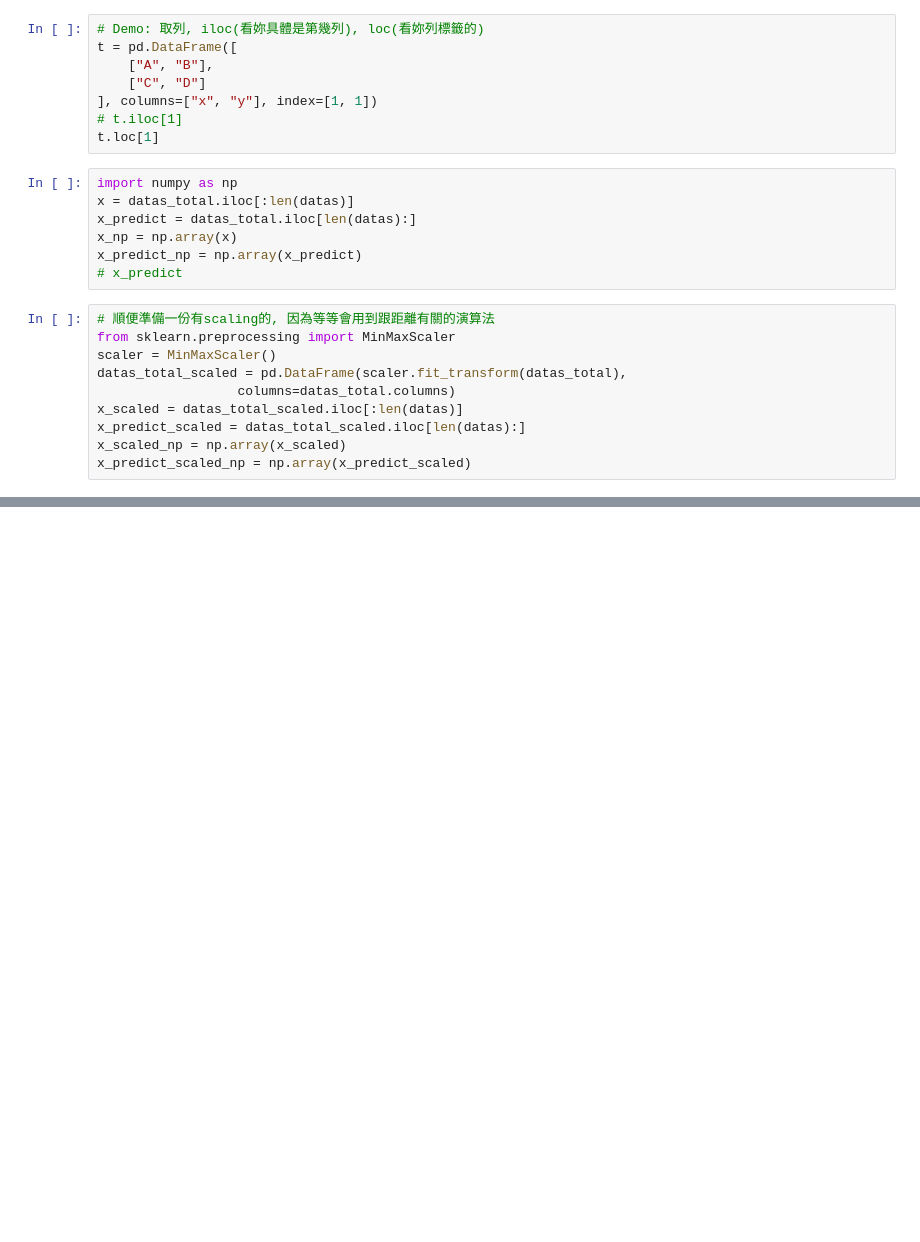
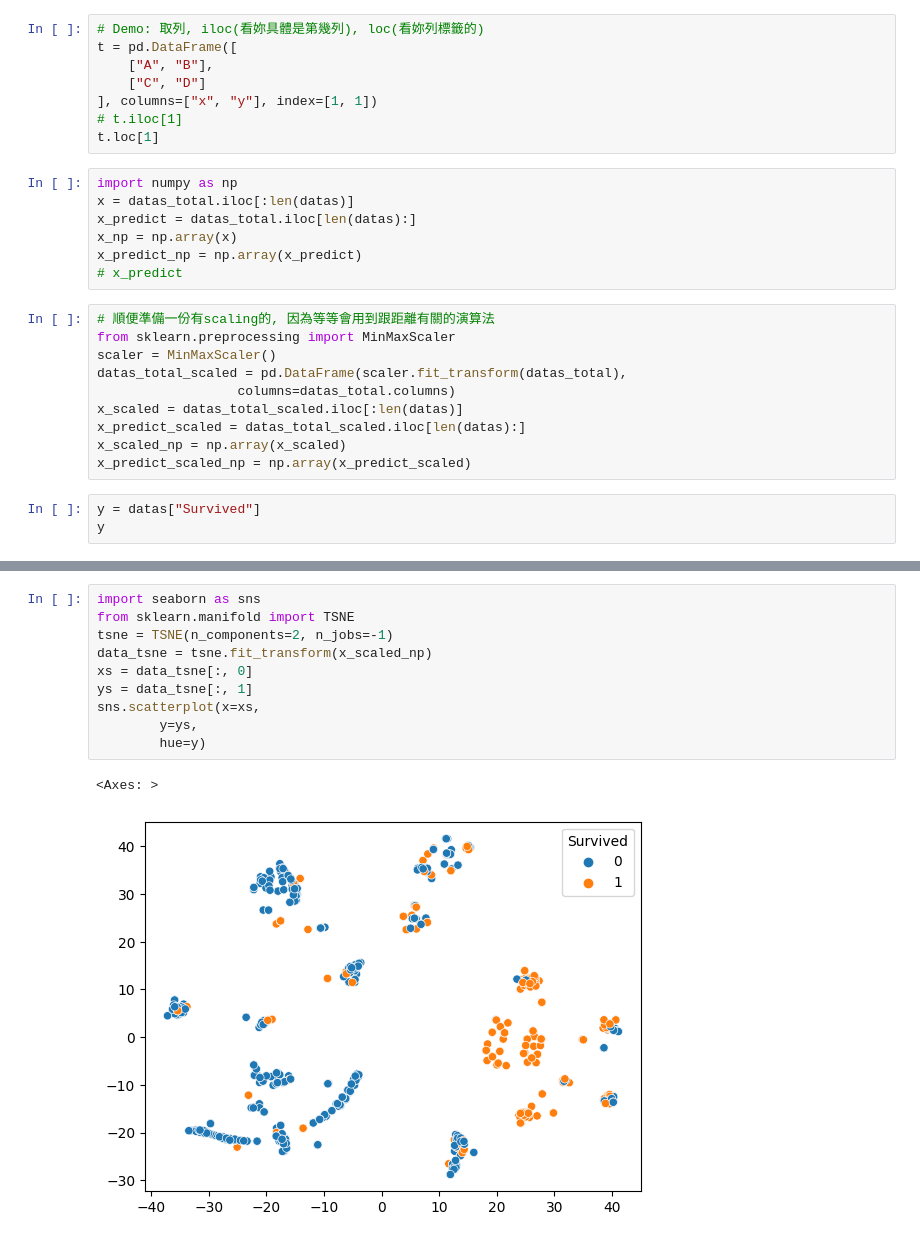
Before and after one commit to Elwing-Chou/tiba0619, a Jupyter notebook: titanic.ipynb, the cells around one changed output, grey strips where cells are left out. Saved outputs shown, nothing was run; the diff lists cells and outputs as text; blank space fills up the shorter version.

```diff
--- a/titanic.ipynb
+++ b/titanic.ipynb
@@ -277,3 +277,6 @@ x_scaled = datas_total_scaled.iloc[:len(datas)]
 x_predict_scaled = datas_total_scaled.iloc[len(datas):]
 x_scaled_np = np.array(x_scaled)
 x_predict_scaled_np = np.array(x_predict_scaled)
+# %%
+y = datas["Survived"]
+y
@@ -279,0 +296,13 @@ x_predict_scaled_np = np.array(x_predict_scaled)
+# %%
+import seaborn as sns
+from sklearn.manifold import TSNE
+tsne = TSNE(n_components=2, n_jobs=-1)
+data_tsne = tsne.fit_transform(x_scaled_np)
+xs = data_tsne[:, 0]
+ys = data_tsne[:, 1]
+sns.scatterplot(x=xs,
+        y=ys,
+        hue=y)
+# %% [output]
+<Axes: >
+[figure, added]
```
Also changed, not shown: parts of 1 cell of this notebook.
